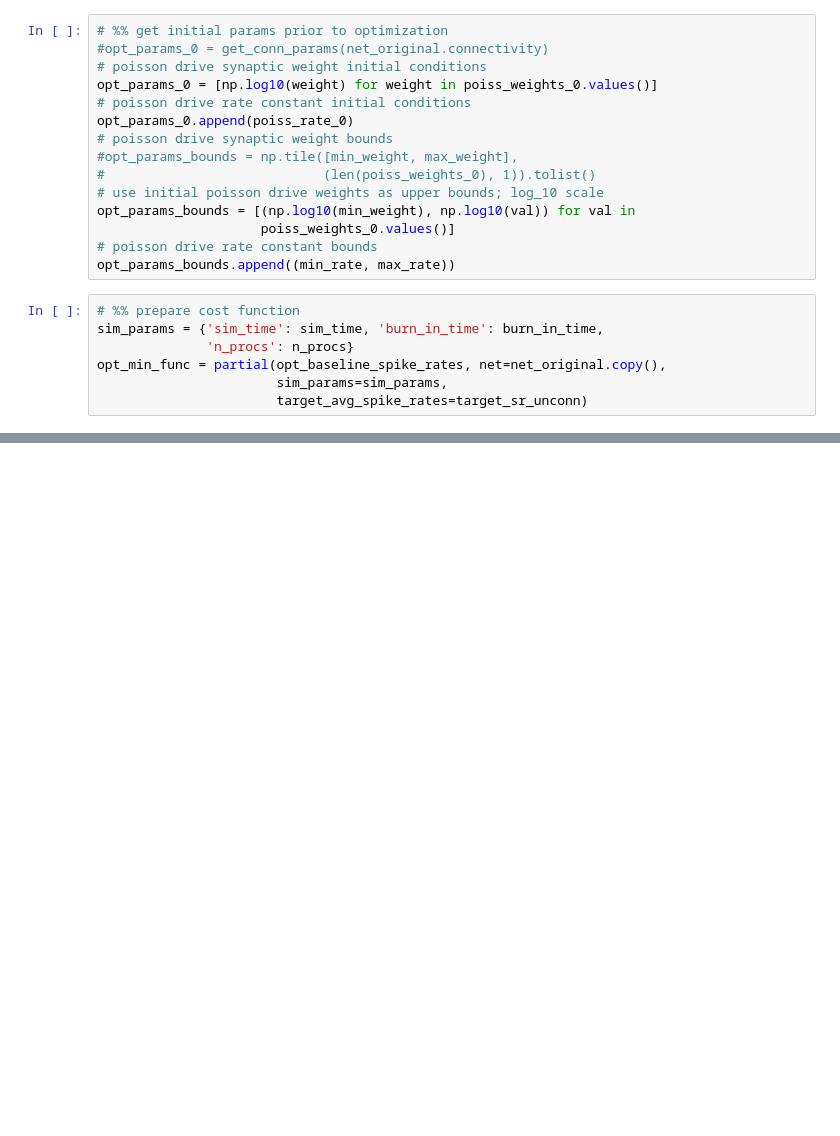
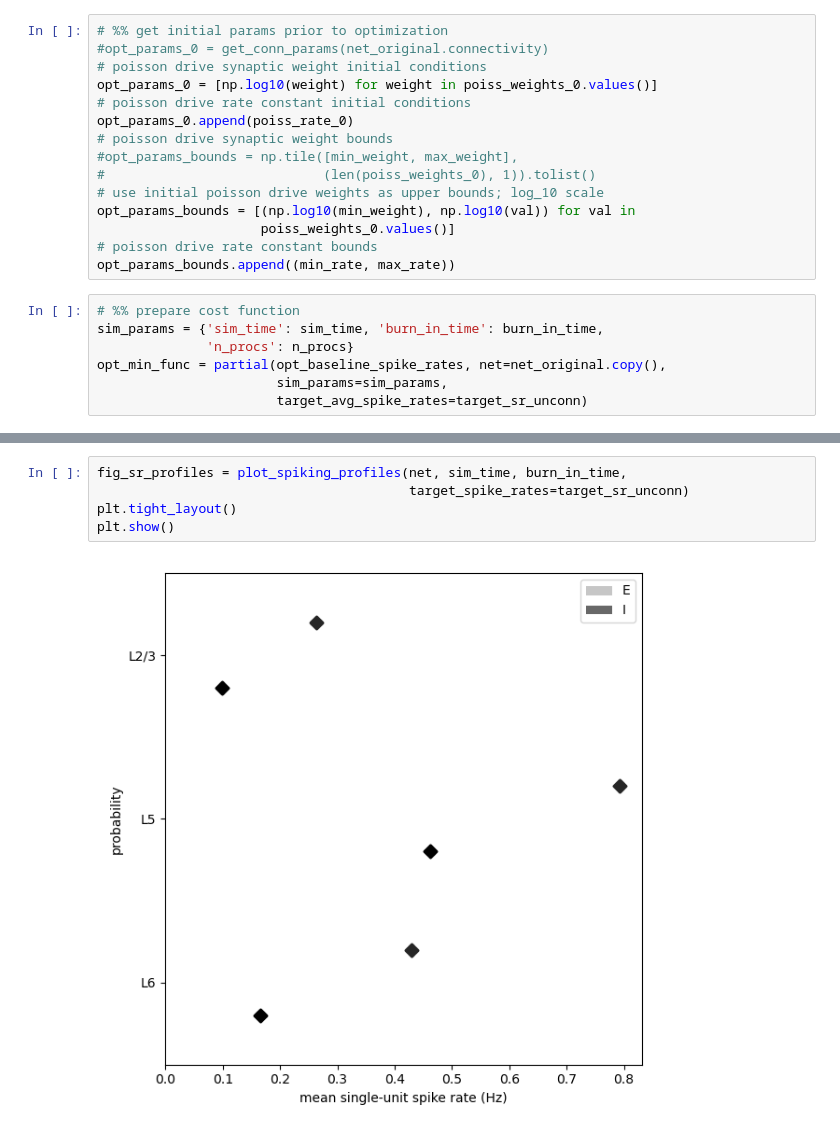
Before and after one commit to rythorpe/hnn-core, a Jupyter notebook: rs_dd_project/opt_baseline_drive.ipynb, the cells around one changed output, grey strips where cells are left out. Drawn from its saved outputs; the diff is of its cells as text; blank space fills up the shorter version.

```diff
--- a/rs_dd_project/opt_baseline_drive.ipynb
+++ b/rs_dd_project/opt_baseline_drive.ipynb
@@ -225,0 +237,7 @@ Trial 1: 590.0 ms...
+# %%
+fig_sr_profiles = plot_spiking_profiles(net, sim_time, burn_in_time,
+                                        target_spike_rates=target_sr_unconn)
+plt.tight_layout()
+plt.show()
+# %% [output]
+[figure, added]
```
Also changed, not shown: parts of 6 cells of this notebook, 2 other files.
